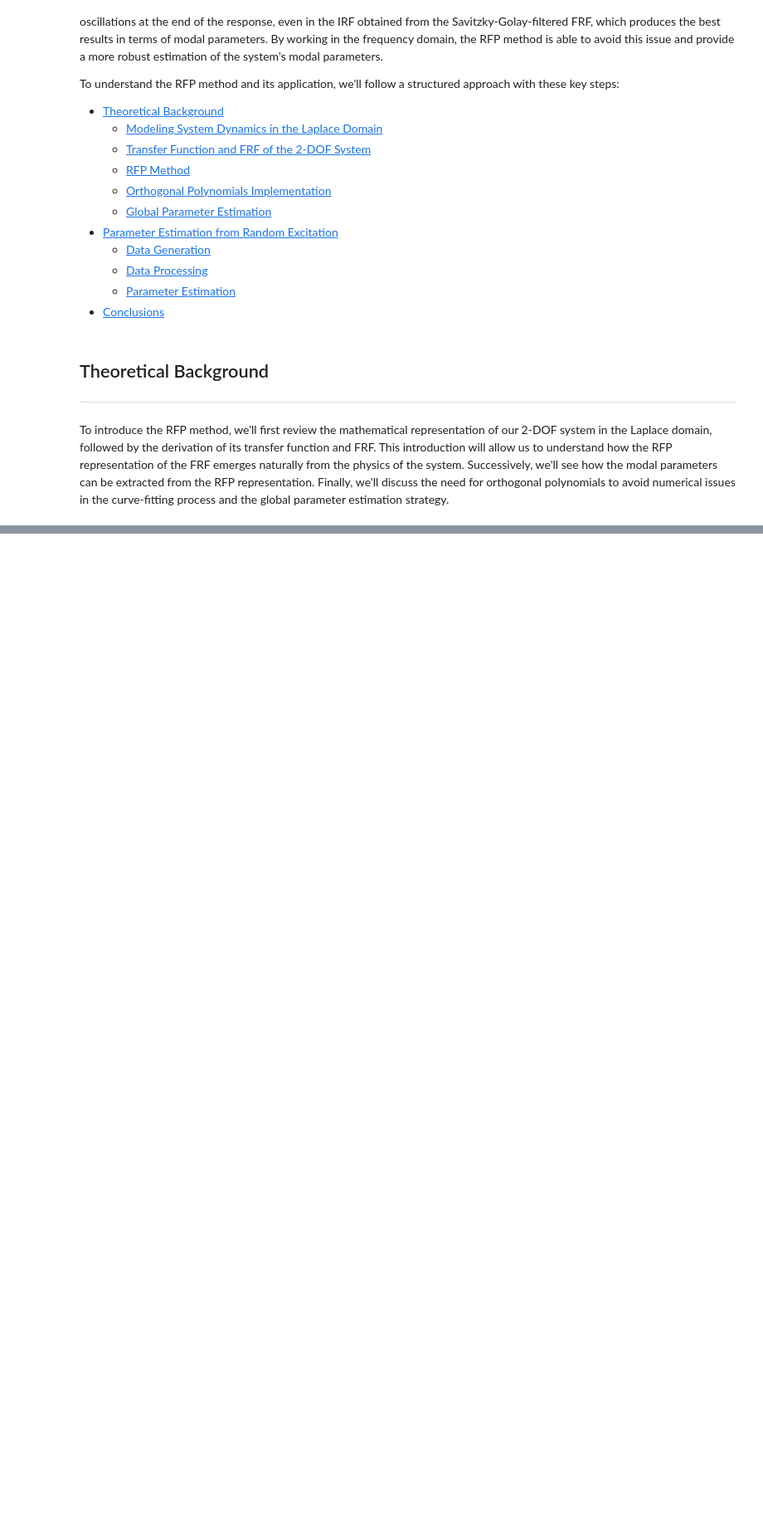
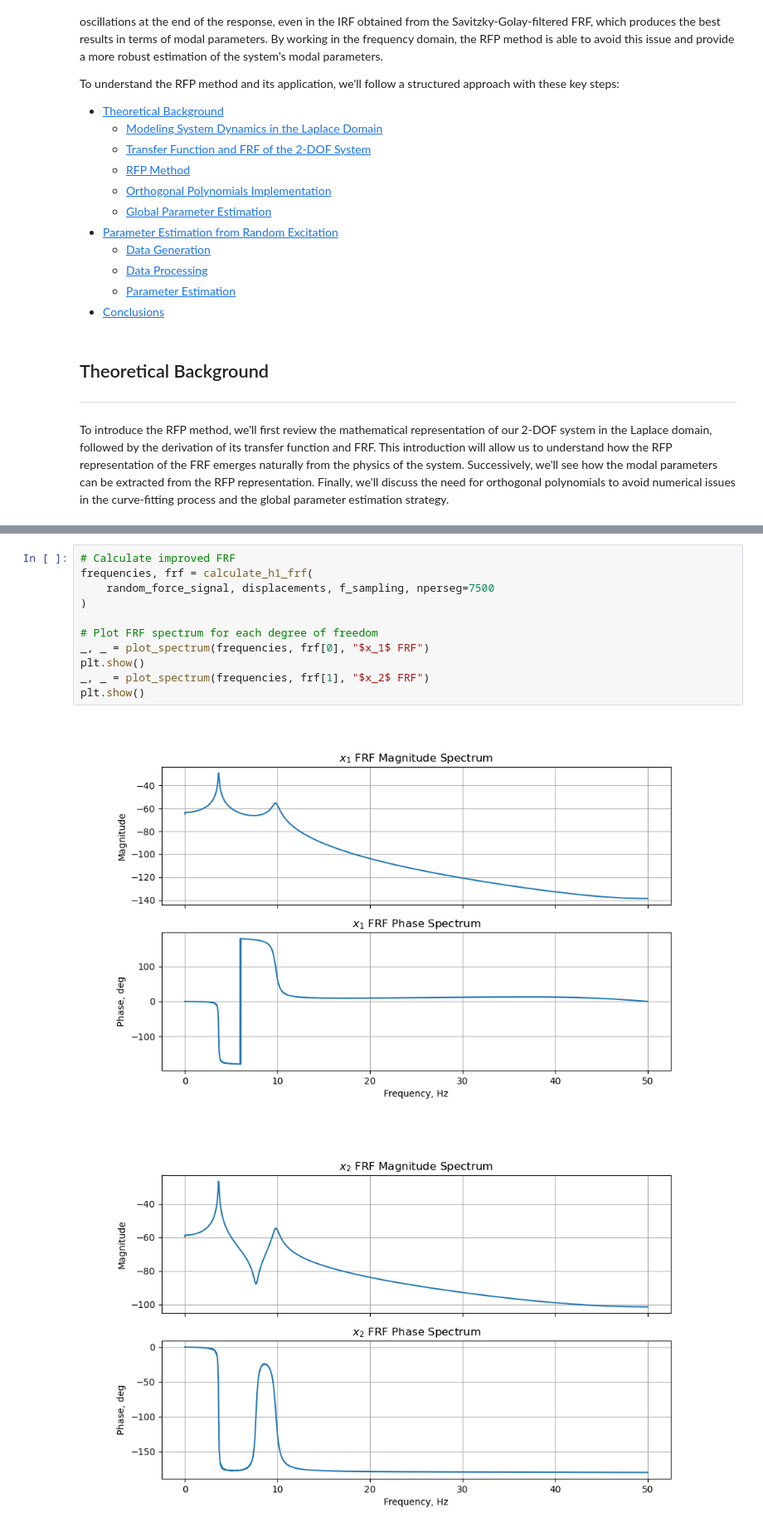
Before and after one commit to fmamitrotta/learn-aeroelastic-sid, a Jupyter notebook: notebooks/04_Identification_of_a_2-DOF_Mass-Spring-Damper_System_with_the_RFP_Method.ipynb, the cells around one changed output, grey strips where cells are left out. Shown at 83% size. Saved outputs shown, nothing was run; the diff lists cells and outputs as text; blank space fills up the shorter version.

```diff
--- a/notebooks/04_Identification_of_a_2-DOF_Mass-Spring-Damper_System_with_the_RFP_Method.ipynb
+++ b/notebooks/04_Identification_of_a_2-DOF_Mass-Spring-Damper_System_with_the_RFP_Method.ipynb
@@ -358,0 +725,14 @@ The benefits of the GRFP method become even more pronounced for more complex sys
+# %%
+# Calculate improved FRF
+frequencies, frf = calculate_h1_frf(
+    random_force_signal, displacements, f_sampling, nperseg=7500
+)
+
+# Plot FRF spectrum for each degree of freedom
+_, _ = plot_spectrum(frequencies, frf[0], "$x_1$ FRF")
+plt.show()
+_, _ = plot_spectrum(frequencies, frf[1], "$x_2$ FRF")
+plt.show()
+# %% [output]
+[figure, added]
+[figure, added]
```
Also changed, not shown: parts of 14 cells of this notebook.
